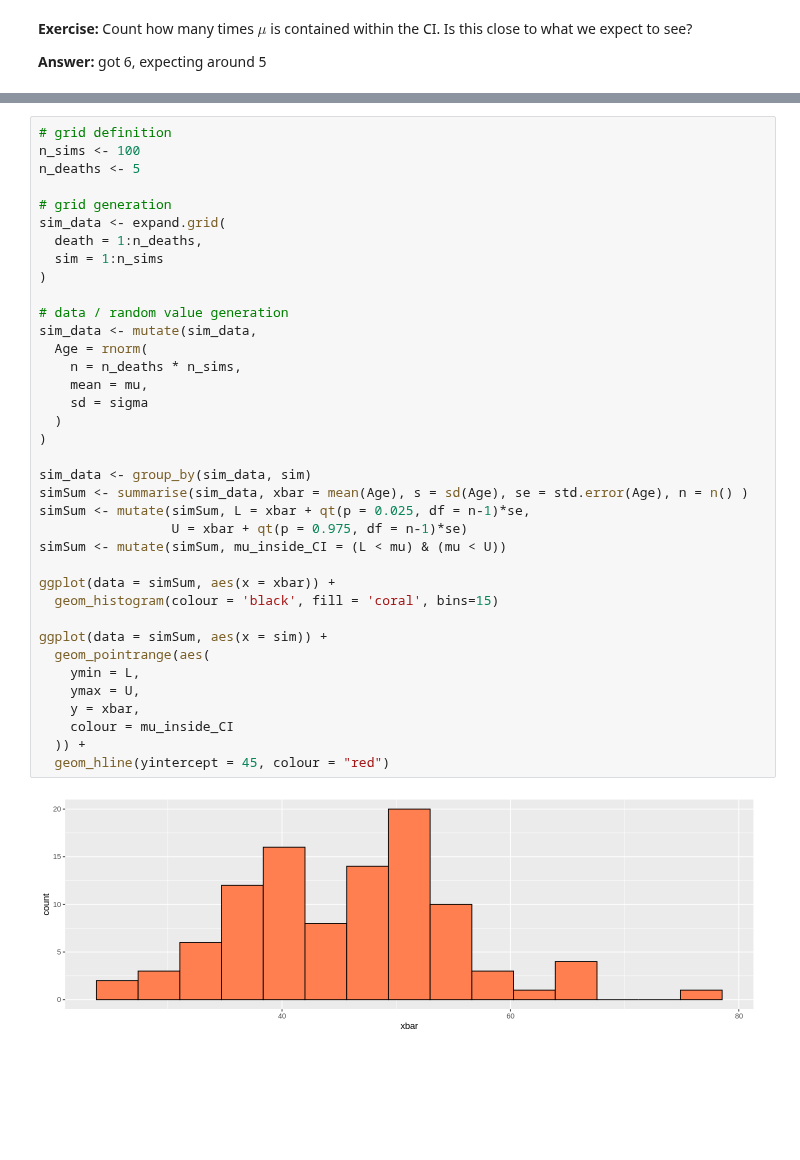
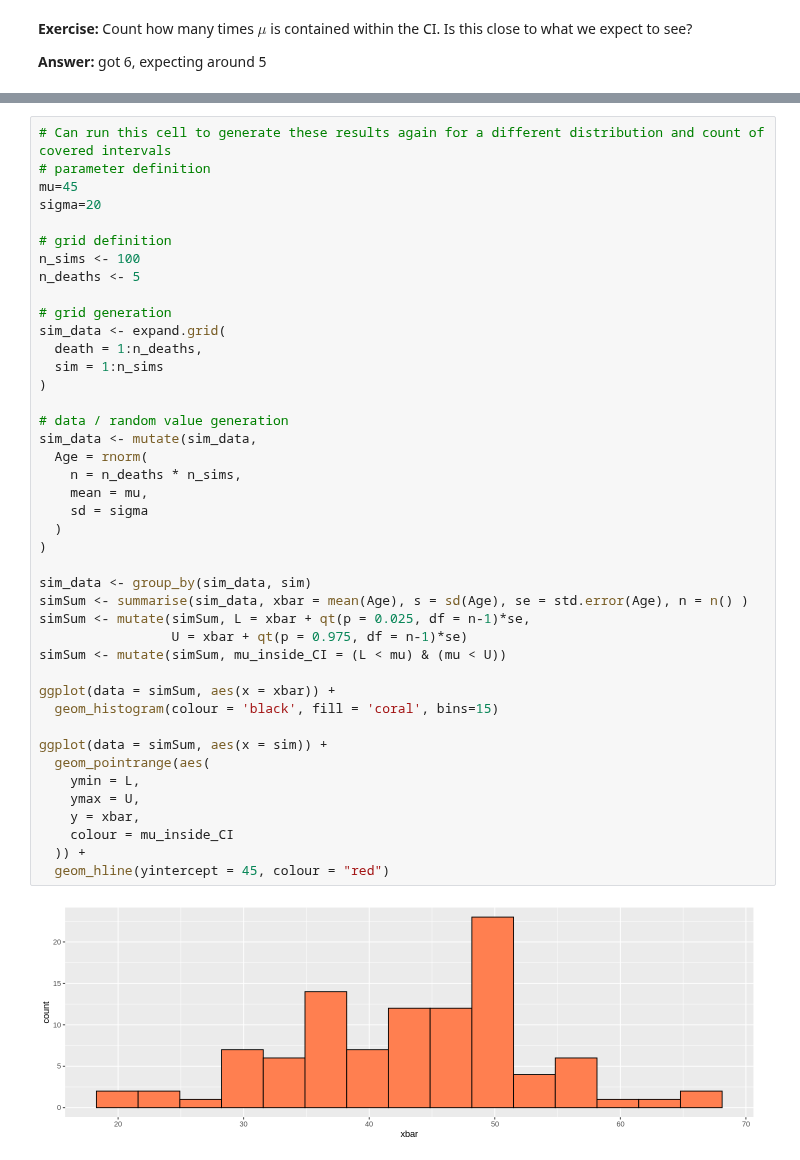
Before and after one commit to matthewbegun/MXN500, a Jupyter notebook: MXN500_2024_WOR_06_R.ipynb, the cells around one changed output, grey strips where cells are left out. Cells and saved outputs as stored; diff of their text form; blank space fills up the shorter version.

```diff
--- a/MXN500_2024_WOR_06_R.ipynb
+++ b/MXN500_2024_WOR_06_R.ipynb
@@ -626,4 +640,9 @@ ggplot(data = simSum, aes(x = sim)) +
 # %%
+# Can run this cell to generate these results again for a different distribution and count of covered intervals
+# parameter definition
+mu=45
+sigma=20
+
 # grid definition
 n_sims <- 100
 n_deaths <- 5
@@ -634,31 +653,31 @@ sim_data <- expand.grid(
   sim = 1:n_sims
 )
 
 # data / random value generation
 sim_data <- mutate(sim_data,
   Age = rnorm(
     n = n_deaths * n_sims,
     mean = mu,
     sd = sigma
   )
 )
 
 sim_data <- group_by(sim_data, sim)
 simSum <- summarise(sim_data, xbar = mean(Age), s = sd(Age), se = std.error(Age), n = n() )
 simSum <- mutate(simSum, L = xbar + qt(p = 0.025, df = n-1)*se,
                  U = xbar + qt(p = 0.975, df = n-1)*se)
 simSum <- mutate(simSum, mu_inside_CI = (L < mu) & (mu < U))
 
 ggplot(data = simSum, aes(x = xbar)) +
   geom_histogram(colour = 'black', fill = 'coral', bins=15)
 
 ggplot(data = simSum, aes(x = sim)) +
   geom_pointrange(aes(
     ymin = L,
     ymax = U,
     y = xbar,
     colour = mu_inside_CI
   )) +
   geom_hline(yintercept = 45, colour = "red")
 # %% [output]
-[figure, old version]
+[figure, new version]
```
Also changed, not shown: parts of 35 cells of this notebook.
